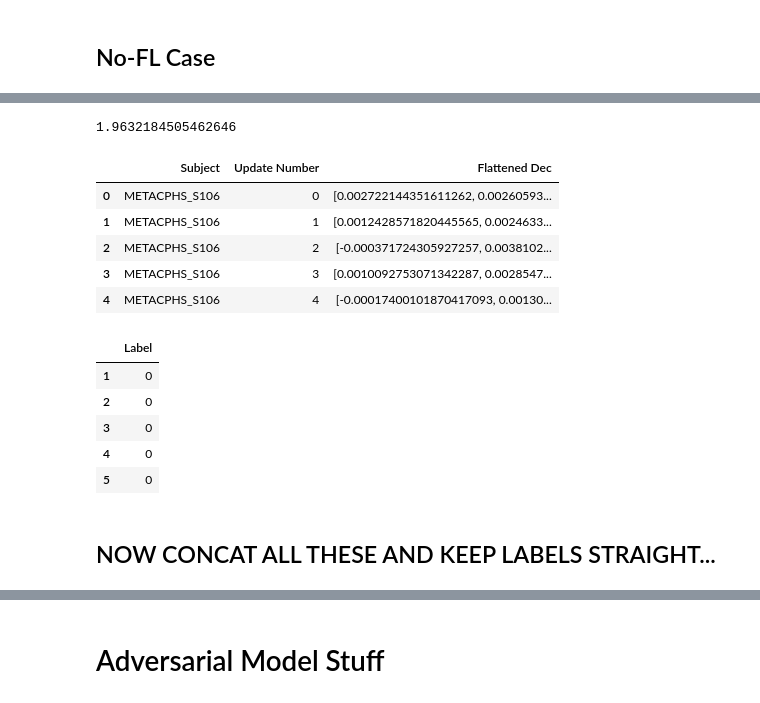
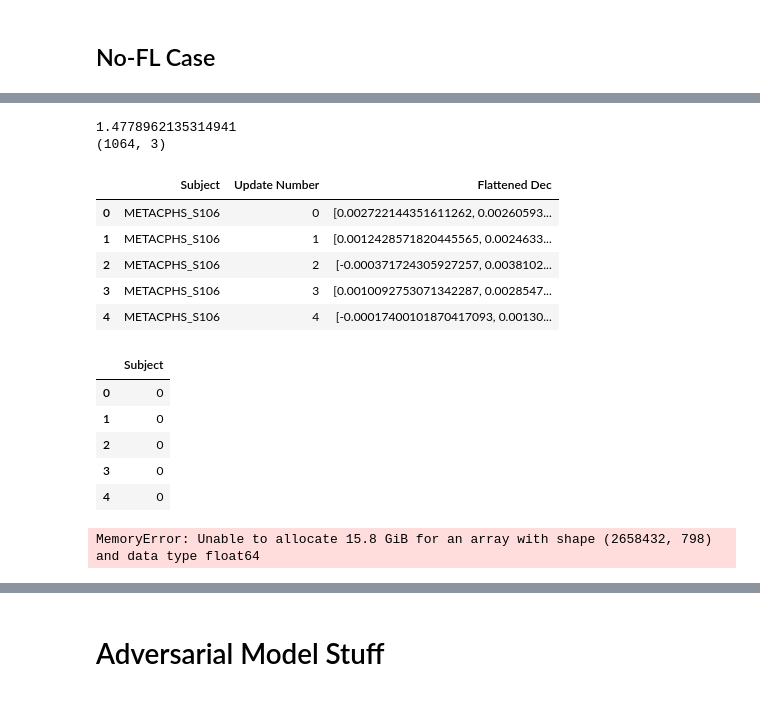
Before and after one commit to kdmalc/personalization-privacy-risk, a Jupyter notebook: 300_FL_Dec_Privacy.ipynb, the cells around one changed output, grey strips where cells are left out. Cells and saved outputs as stored; diff of their text form; code cells hidden in the pictures.

```diff
--- a/300_FL_Dec_Privacy.ipynb
+++ b/300_FL_Dec_Privacy.ipynb
@@ -71,14 +73,14 @@ for idx in range(num_participants):
     cond7b1_dict_list[idx] = {'training':b1_emg[6,:,:], 'labels':b1_ref[6,:,:]}
     cond8b1_dict_list[idx] = {'training':b1_emg[7,:,:], 'labels':b1_ref[7,:,:]}
 
-    cond1b1_AllInitDecs_list = [Ws_block1[keys[i]][:, 0, :, :] for i in range(num_participants)]
-    cond2b1_AllInitDecs_list = [Ws_block1[keys[i]][:, 1, :, :] for i in range(num_participants)]
-    cond3b1_AllInitDecs_list = [Ws_block1[keys[i]][:, 2, :, :] for i in range(num_participants)]
-    cond4b1_AllInitDecs_list = [Ws_block1[keys[i]][:, 3, :, :] for i in range(num_participants)]
-    cond5b1_AllInitDecs_list = [Ws_block1[keys[i]][:, 4, :, :] for i in range(num_participants)]
-    cond6b1_AllInitDecs_list = [Ws_block1[keys[i]][:, 5, :, :] for i in range(num_participants)]
-    cond7b1_AllInitDecs_list = [Ws_block1[keys[i]][:, 6, :, :] for i in range(num_participants)]
-    cond8b1_AllInitDecs_list = [Ws_block1[keys[i]][:, 7, :, :] for i in range(num_participants)]
+    cond1b1_AllInitDecs_list = [Ws_block1[keys[i]][0, 0, :, :] for i in range(num_participants)]
+    cond2b1_AllInitDecs_list = [Ws_block1[keys[i]][1, 0, :, :] for i in range(num_participants)]
+    cond3b1_AllInitDecs_list = [Ws_block1[keys[i]][2, 0, :, :] for i in range(num_participants)]
+    cond4b1_AllInitDecs_list = [Ws_block1[keys[i]][3, 0 :, :] for i in range(num_participants)]
+    cond5b1_AllInitDecs_list = [Ws_block1[keys[i]][4, 0, :, :] for i in range(num_participants)]
+    cond6b1_AllInitDecs_list = [Ws_block1[keys[i]][5, 0, :, :] for i in range(num_participants)]
+    cond7b1_AllInitDecs_list = [Ws_block1[keys[i]][6, 0, :, :] for i in range(num_participants)]
+    cond8b1_AllInitDecs_list = [Ws_block1[keys[i]][7, 0, :, :] for i in range(num_participants)]
 # %% [markdown]
 ## No-FL Case
 # %%
@@ -116,44 +130,78 @@ for i in range(num_updates_left):
 # %%
 t0 = time.time()
 
 dec_flattened1 = pd.DataFrame(columns=['Subject', 'Update Number', 'Flattened Dec'])
 dec_flattened2 = pd.DataFrame(columns=['Subject', 'Update Number', 'Flattened Dec'])
 dec_flattened3 = pd.DataFrame(columns=['Subject', 'Update Number', 'Flattened Dec'])
 dec_flattened4 = pd.DataFrame(columns=['Subject', 'Update Number', 'Flattened Dec'])
-dec_flattened5 = pd.DataFrame(columns=['Subject', 'Update Number', 'Flattened Dec'])
-flat_dec_labels = pd.DataFrame(columns=['Label'])
+#dec_flattened5 = pd.DataFrame(columns=['Subject', 'Update Number', 'Flattened Dec'])
+#dec_flattened6 = pd.DataFrame(columns=['Subject', 'Update Number', 'Flattened Dec'])
+#dec_flattened7 = pd.DataFrame(columns=['Subject', 'Update Number', 'Flattened Dec'])
+#dec_flattened8 = pd.DataFrame(columns=['Subject', 'Update Number', 'Flattened Dec'])
 #my_cond = 1
 for key_idx, key in enumerate(keys):
     for update_number, update_idx in enumerate(update_ix):
-        dec_flattened1.loc[len(dec_flattened)] = [key, update_number, np.ravel(users_c1[key_idx].dec_log[update_number])]
-        dec_flattened2.loc[len(dec_flattened)] = [key, update_number, np.ravel(users_c2[key_idx].dec_log[update_number])]
-        dec_flattened3.loc[len(dec_flattened)] = [key, update_number, np.ravel(users_c3[key_idx].dec_log[update_number])]
-        dec_flattened4.loc[len(dec_flattened)] = [key, update_number, np.ravel(users_c4[key_idx].dec_log[update_number])]
-        dec_flattened5.loc[len(dec_flattened)] = [key, update_number, np.ravel(users_c5[key_idx].dec_log[update_number])]
-        flat_dec_labels.loc[len(dec_flattened)] = [key_to_num[key]]
-
+        dec_flattened1.loc[len(dec_flattened1)] = [key, update_number, np.ravel(users_c1[key_idx].dec_log[update_number])]
+        dec_flattened2.loc[len(dec_flattened2)] = [key, update_number, np.ravel(users_c2[key_idx].dec_log[update_number])]
+        dec_flattened3.loc[len(dec_flattened3)] = [key, update_number, np.ravel(users_c3[key_idx].dec_log[update_number])]
+        dec_flattened4.loc[len(dec_flattened4)] = [key, update_number, np.ravel(users_c4[key_idx].dec_log[update_number])]
+        #dec_flattened5.loc[len(dec_flattened5)] = [key, update_number, np.ravel(users_c5[key_idx].dec_log[update_number])]
+        #dec_flattened6.loc[len(dec_flattened6)] = [key, update_number, np.ravel(users_c6[key_idx].dec_log[update_number])]
+        #dec_flattened7.loc[len(dec_flattened7)] = [key, update_number, np.ravel(users_c7[key_idx].dec_log[update_number])]
+        #dec_flattened8.loc[len(dec_flattened8)] = [key, update_number, np.ravel(users_c8[key_idx].dec_log[update_number])]
 t1 = time.time()
 total = t1-t0
 print(total)
 
-display(dec_flattened1.head())
+# Concat all the dfs into a single training input dataframe
+#dec_flattened = pd.concat([dec_flattened1, dec_flattened2, dec_flattened3, dec_flattened4, dec_flattened5, dec_flattened6, dec_flattened7, dec_flattened8], ignore_index=True, axis=0)
+dec_flattened = pd.concat([dec_flattened1, dec_flattened2, dec_flattened3, dec_flattened4], ignore_index=True, axis=0)
+#dec_flattened = pd.concat([dec_flattened1, dec_flattened2], ignore_index=True, axis=0)
+
+# Take the keys (key_to_num for label) as label df
+flat_dec_labels = pd.DataFrame(dec_flattened['Subject'].apply(lambda x: key_to_num[x]))
+
+print(dec_flattened.shape)
+display(dec_flattened.head())
 display(flat_dec_labels.head())
 # %% [output]
-1.9632184505462646
+1.4778962135314941
+(1064, 3)
 |  | Subject | Update Number | Flattened Dec |
 | 0 | METACPHS_S106 | 0 | [0.002722144351611262, 0.00260593... |
 | 1 | METACPHS_S106 | 1 | [0.0012428571820445565, 0.0024633... |
 | 2 | METACPHS_S106 | 2 | [-0.000371724305927257, 0.0038102... |
 | 3 | METACPHS_S106 | 3 | [0.0010092753071342287, 0.0028547... |
 | 4 | METACPHS_S106 | 4 | [-0.00017400101870417093, 0.00130... |
-|  | Label |
+|  | Subject |
+| 0 | 0 |
 | 1 | 0 |
 | 2 | 0 |
 | 3 | 0 |
 | 4 | 0 |
-| 5 | 0 |
-# %% [markdown]
-## NOW CONCAT ALL THESE AND KEEP LABELS STRAIGHT...
+# %%
+num_dps = 4
+
+rounded_df = pd.DataFrame(dec_flattened['Flattened Dec']).apply(lambda x: [np.round(ele, num_dps) for ele in x])
+rounded_df.head()
+
+########################################################################################################
+
+expanded_dec_df = pd.DataFrame()
+
+# Break up list so that every element is its own cell (col)
+for my_row in range(rounded_df.shape[0]):
+    test=pd.DataFrame(rounded_df.iloc[my_row,0]).T
+    expanded_dec_df = pd.concat((expanded_dec_df, test))
+expanded_dec_df.reset_index(inplace=True, drop=True)
+expanded_dec_df.insert(loc=0, column='Update Number', value=list(dec_flattened['Update Number']))
+#expanded_dec_df.insert(loc=0, column='Condition', value=list(dec_flattened['Condition']))
+expanded_dec_df.insert(loc=0, column='Subject', value=list(dec_flattened['Subject']))
+
+print(expanded_dec_df.shape)
+expanded_dec_df.head()
+# %% [output]
+MemoryError: Unable to allocate 15.8 GiB for an array with shape (2658432, 798) and data type float64
 # %%
 expanded_dec_df = pd.DataFrame()
 
```
Also changed, not shown: parts of 7 cells of this notebook, 3 other files.
